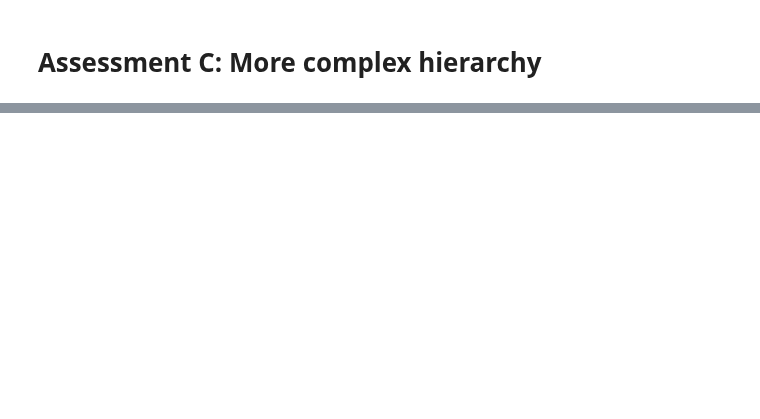
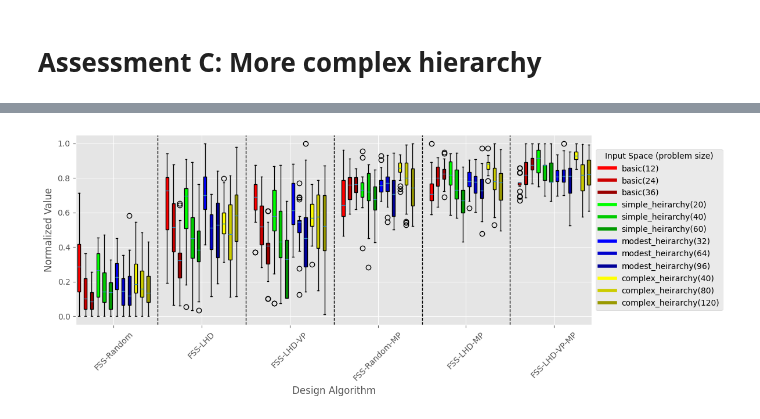
Before and after one commit to neil-r/raxpy, a Jupyter notebook: examples/Study_Experiment_Design_Generation.ipynb, the cells around one changed output, grey strips where cells are left out. Saved outputs shown, nothing was run; the diff lists cells and outputs as text; code cells hidden in the pictures; blank space fills up the shorter version.

```diff
--- a/examples/Study_Experiment_Design_Generation.ipynb
+++ b/examples/Study_Experiment_Design_Generation.ipynb
@@ -917,2 +1277,4 @@ generate_group_assessment_plot_diff(measure.METRIC_WHOLE_STAR_DISCREPANCY, asses
 # %%
-generate_group_assessment_plot(measure.METRIC_WHOLE_MIN_POINT_DISTANCE, assessments, strategies)
+generate_group_assessment_plot(measure.METRIC_WHOLE_MIN_POINT_DISTANCE, assessments, strategies_fss)
+# %% [output]
+[figure, added]
```
Also changed, not shown: parts of 44 cells of this notebook, 19 other files.
